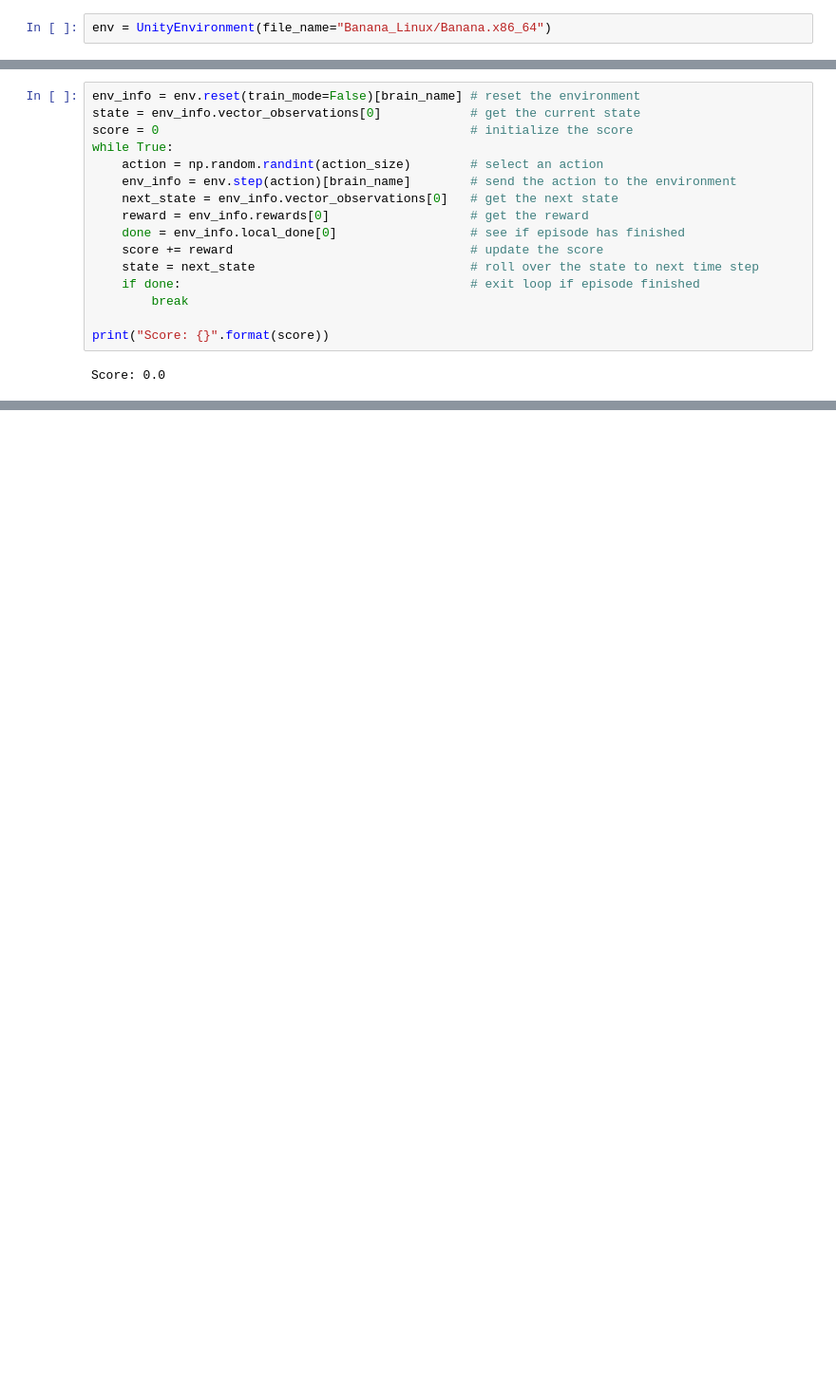
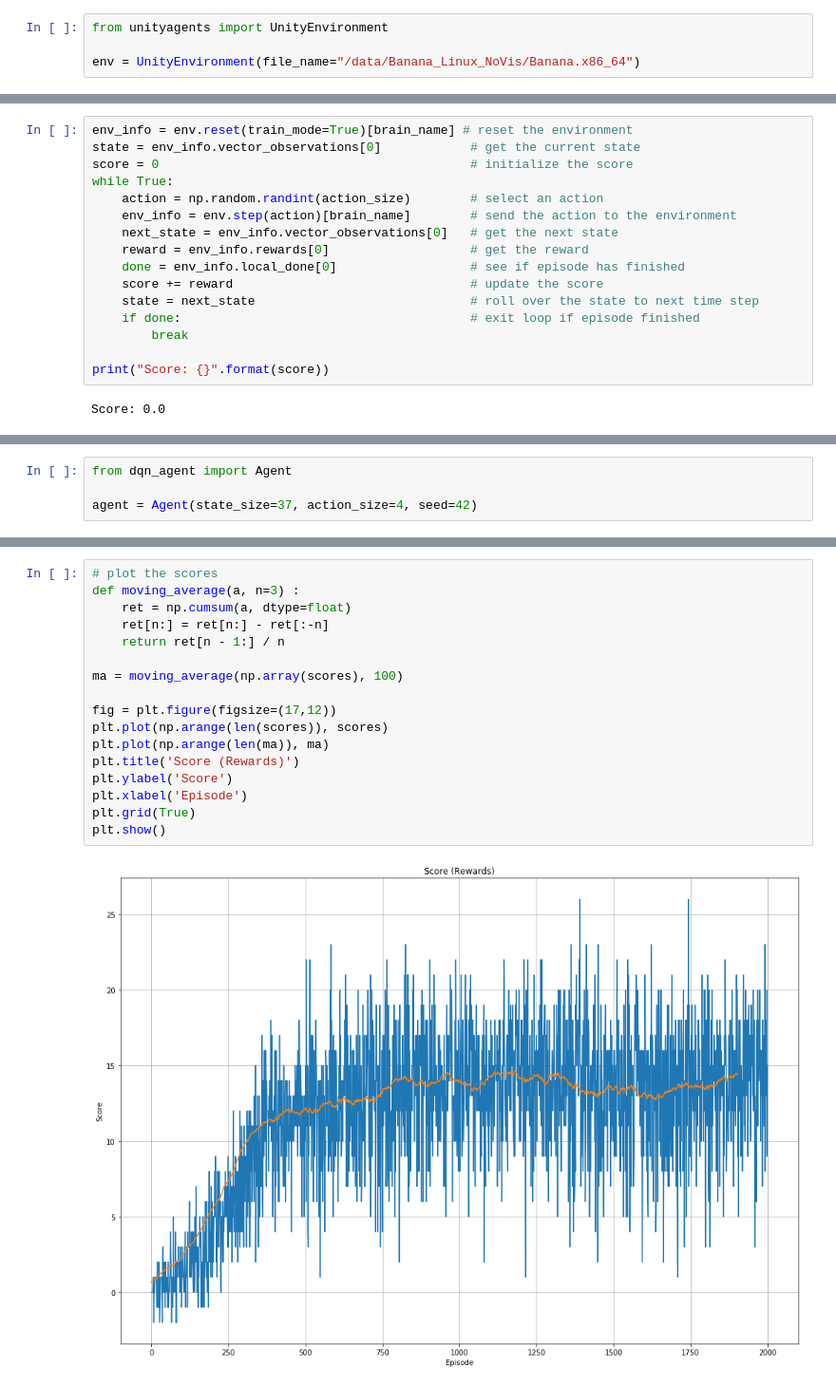
Before and after one commit to shangeth/DRL-Navigator, a Jupyter notebook: Navigation.ipynb, the cells around one changed output, grey strips where cells are left out. Shown: that part at 95% size. Drawn from its saved outputs; the diff is of its cells as text; blank space fills up the shorter version.

```diff
--- a/Navigation.ipynb
+++ b/Navigation.ipynb
@@ -29,5 +68,7 @@ env = UnityEnvironment(file_name="Banana.app")
 # %%
-env = UnityEnvironment(file_name="Banana_Linux/Banana.x86_64")
+from unityagents import UnityEnvironment
+
+env = UnityEnvironment(file_name="/data/Banana_Linux_NoVis/Banana.x86_64")
 # %% [output]
 INFO:unityagents:
 'Academy' started successfully!
@@ -101,5 +123,5 @@ Of course, as part of the project, you'll have to change the code so that the ag
 # %%
-env_info = env.reset(train_mode=False)[brain_name] # reset the environment
+env_info = env.reset(train_mode=True)[brain_name] # reset the environment
 state = env_info.vector_observations[0]            # get the current state
 score = 0                                          # initialize the score
 while True:
@@ -129,0 +143,4 @@ env_info = env.reset(train_mode=True)[brain_name]
+# %%
+from dqn_agent import Agent
+
+agent = Agent(state_size=37, action_size=4, seed=42)
@@ -129,0 +198,19 @@ env_info = env.reset(train_mode=True)[brain_name]
+# %%
+# plot the scores
+def moving_average(a, n=3) :
+    ret = np.cumsum(a, dtype=float)
+    ret[n:] = ret[n:] - ret[:-n]
+    return ret[n - 1:] / n
+
+ma = moving_average(np.array(scores), 100)
+
+fig = plt.figure(figsize=(17,12))
+plt.plot(np.arange(len(scores)), scores)
+plt.plot(np.arange(len(ma)), ma)
+plt.title('Score (Rewards)')
+plt.ylabel('Score')
+plt.xlabel('Episode')
+plt.grid(True)
+plt.show()
+# %% [output]
+[figure, added]
```
Also changed, not shown: parts of 20 cells of this notebook.
